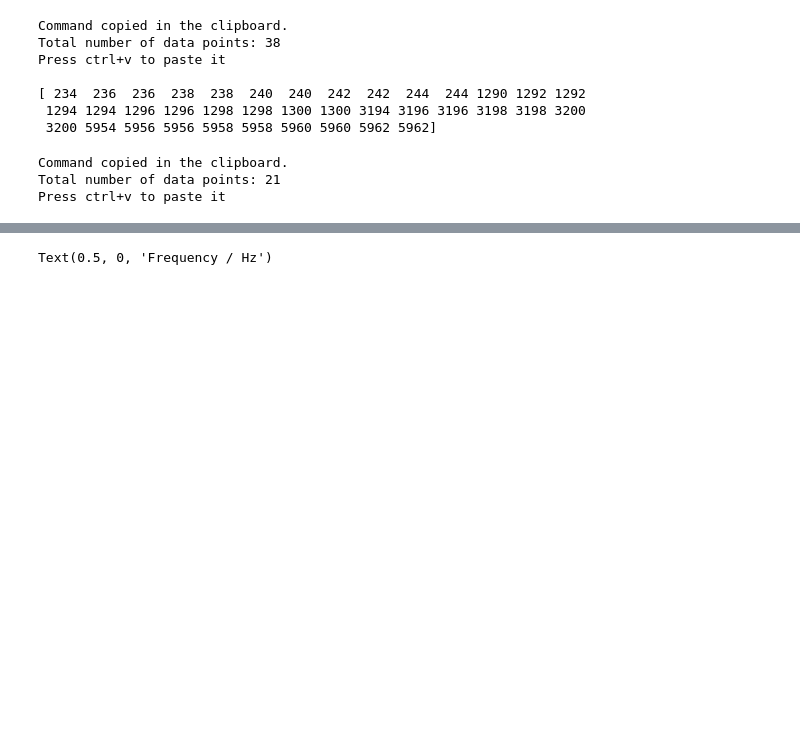
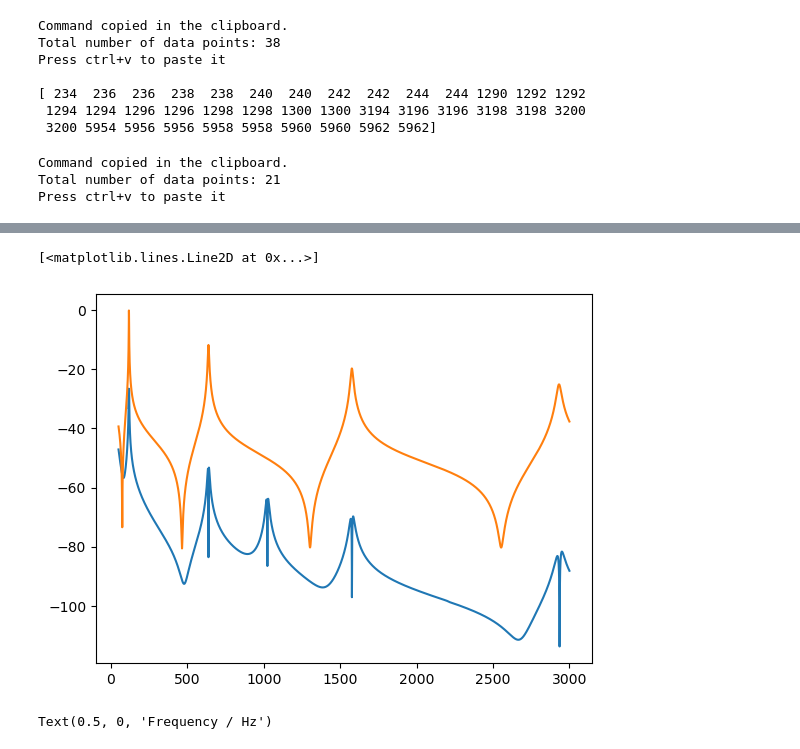
Before and after one commit to taboleiro/BayesianVibrationsModeling, a Jupyter notebook: notebooks/comsol.ipynb, the cells around one changed output, grey strips where cells are left out. Cells and saved outputs as stored; diff of their text form; code cells hidden in the pictures; blank space fills up the shorter version.

```diff
--- a/notebooks/comsol.ipynb
+++ b/notebooks/comsol.ipynb
@@ -86,0 +182,6 @@ comsolResults = 20*np.log10(comsolResults)
+# %%
+plt.plot(freq, 20*np.log10(comsolResults))
+plt.plot(freq, 20*np.log10(Y))
+# %% [output]
+[<matplotlib.lines.Line2D at 0x...>]
+[figure, added]
```
Also changed, not shown: parts of 10 cells of this notebook, 13 other files.
